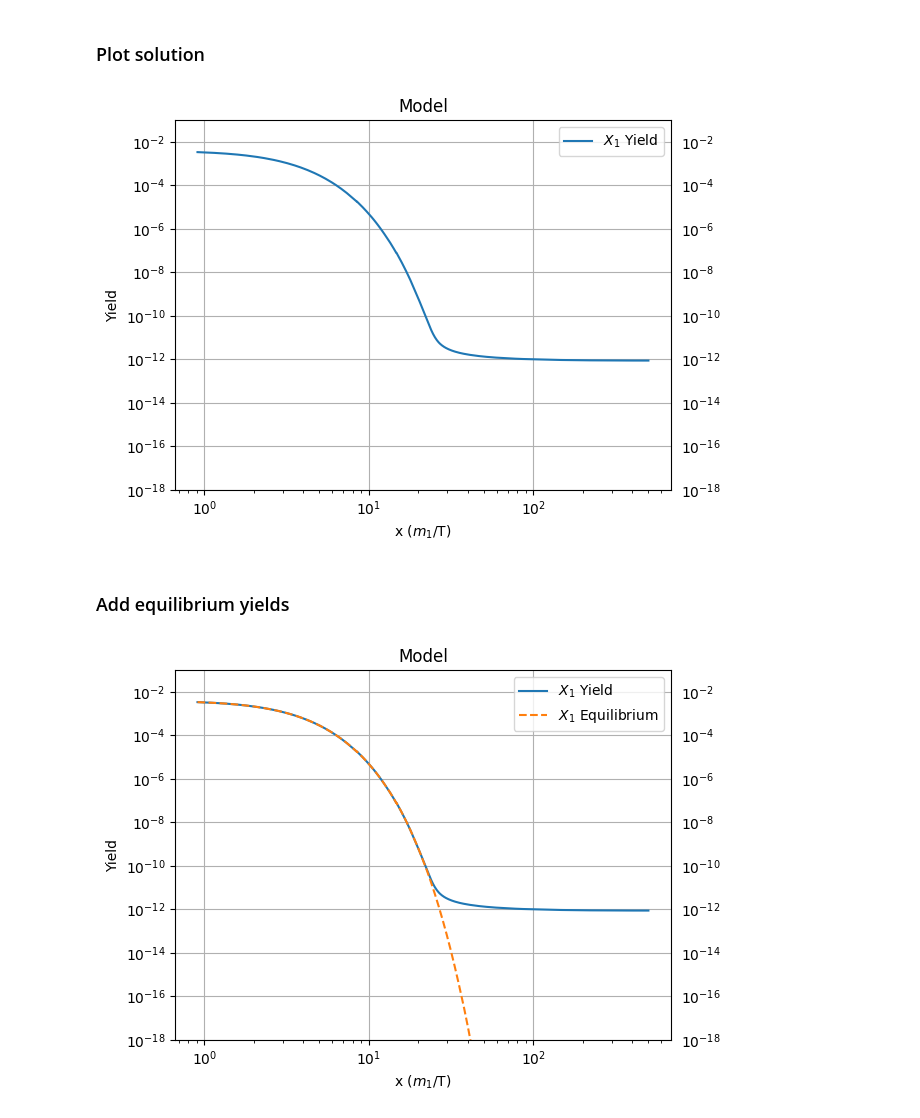
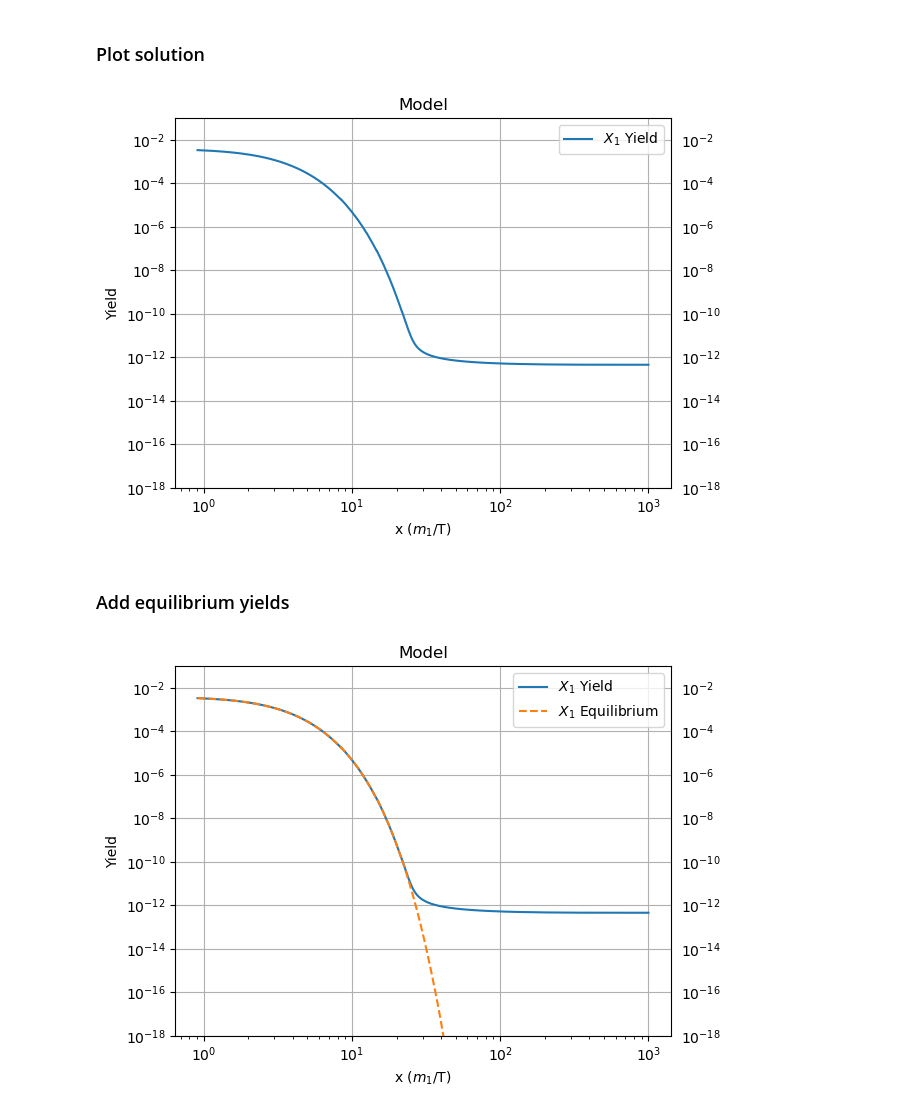
Before and after one commit to gabrielaalevi/DarkCalc, a Jupyter notebook: examples/plot.ipynb, the cells around one changed output. Saved outputs shown, nothing was run; the diff lists cells and outputs as text; code cells hidden in the pictures.

Commit message:
Small improvements to output. Now solutions.csv stores the relic abundance and some additional information

```diff
--- a/examples/plot.ipynb
+++ b/examples/plot.ipynb
@@ -11,26 +11,26 @@ from tools.modelData import ModelData
 # %%
 output_file = '../freeze_out/solution_freeze_out.csv'
 # %%
-data = pd.read_csv(output_file) #reading the data from the solution
-x = data['# x']
+data = pd.read_csv(output_file,comment='#') #reading the data from the solution
+x = data['x']
 sol_dm = data['Y(xm)']
 # sol_mediator = data['Y(b2)']
 
 #plot
 plt.plot(x, sol_dm, label=r'$X_1$ Yield')
 # plt.plot(x, sol_mediator, label=r'$X_2$ Yield')
 plt.yscale('log')
 plt.xscale('log')
 plt.tick_params(labeltop=False, labelright=True)
 plt.title(r'Model')
 plt.xlabel(r'x ($m_1$/T)')
 plt.ylabel(r'Yield')
 plt.ylim(10**(-18), 10**(-1))
 plt.grid()
 plt.legend()
 plt.show()
 # %% [output]
-[figure, old version]
+[figure, new version]
 # %% [markdown]
 ### Add equilibrium yields
 # %%
@@ -68,4 +68,4 @@ plt.grid()
 plt.legend()
 plt.show()
 # %% [output]
-[figure, old version]
+[figure, new version]
```
Also changed, not shown: 2 other files.
